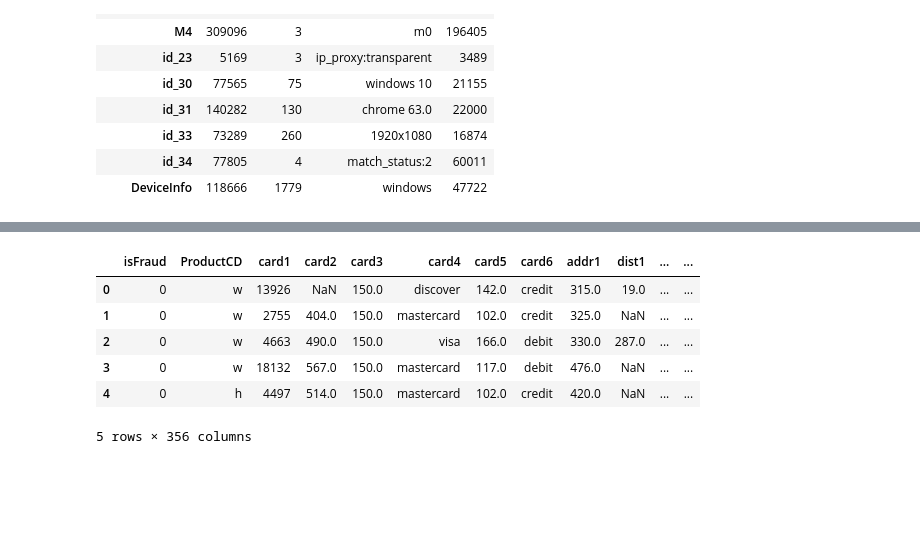
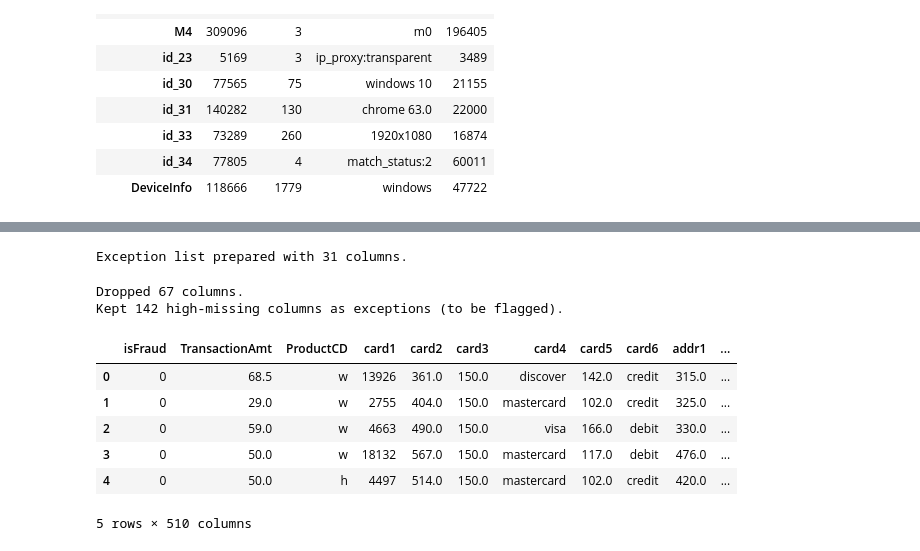
Before and after one commit to baykalfurkan/credit_card_fraud_detection, a Jupyter notebook: notebooks/02_preprocessing_and_feature_engineering.ipynb, the cells around one changed output, grey strips where cells are left out. Saved outputs shown, nothing was run; the diff lists cells and outputs as text; code cells hidden in the pictures; blank space fills up the shorter version.

```diff
--- a/notebooks/02_preprocessing_and_feature_engineering.ipynb
+++ b/notebooks/02_preprocessing_and_feature_engineering.ipynb
@@ -43,7 +43,7 @@ numeric_cols = dt.select_dtypes(include=['int64', 'float64']).columns
 
 #Find potential categorical columns based on unique value count
 potential_categorical = []
-threshold = 100
+threshold = 10
 
 for col in numeric_cols:
     unique_count = dt[col].nunique()
@@ -75,0 +64,3 @@ dt1 = dt.drop(columns=list(high_null_cols) + ['TransactionAmt'])
+# %%
+dt['TransactionAmt_Log'] = np.log1p(dt['TransactionAmt'])
+dt.drop('TransactionAmt', axis=1, inplace=True)
@@ -75,0 +98,16 @@ dt1 = dt.drop(columns=list(high_null_cols) + ['TransactionAmt'])
+# %%
+# Define exception columns to keep even if they exceed 70% missing ratio
+d_cols_to_keep = ['D7', 'D12', 'D13', 'D14', 'D6', 'D8', 'D9']
+id_nums = ['04', '03', '10', '09', '13', '16', '06', '05', '20', '19',
+           '17', '31', '15', '28', '29', '35', '37', '36', '38', '11', '02', '01', '12']
+id_cols_to_keep = [f"id_{num}" for num in id_nums]
+
+# Add M6 to the explicit exception list
+m_cols_to_keep = ['M6']
+
+# Merged exception set
+exception_list = set(d_cols_to_keep + id_cols_to_keep + m_cols_to_keep)
+
+print(f"Exception list prepared with {len(exception_list)} columns.")
+# %% [output]
+Exception list prepared with 31 columns.
@@ -75,0 +156,41 @@ dt1 = dt.drop(columns=list(high_null_cols) + ['TransactionAmt'])
+# %%
+# Constants
+MISSING_THRESHOLD = 70.0
+FRAUD_DIFF_THRESHOLD = 5.0
+TARGET = 'isFraud'
+
+# Calculate missing ratios
+missing_ratios = (dt.isna().sum() / len(dt)) * 100
+high_missing_cols = missing_ratios[missing_ratios > MISSING_THRESHOLD].index
+
+cols_to_drop = ['TransactionID']
+cols_to_flag = []
+
+for col in high_missing_cols:
+    if col == TARGET:
+        continue
+
+    # Condition 1: Check exceptions (D columns, IDs, and M6)
+    if col in exception_list:
+        cols_to_flag.append(col)
+
+    # Condition 2: Check V columns for fraud difference
+    elif str(col).startswith('V'):
+        diff = get_fraud_diff(dt, col, target=TARGET)
+        if diff >= FRAUD_DIFF_THRESHOLD:
+            cols_to_flag.append(col)
+        else:
+            cols_to_drop.append(col)
+
+    # Condition 3: Others above threshold are dropped
+    else:
+        cols_to_drop.append(col)
+
+# Execute dropping
+dt.drop(columns=cols_to_drop, inplace=True, errors='ignore')
+
+print(f"Dropped {len(cols_to_drop)} columns.")
+print(f"Kept {len(cols_to_flag)} high-missing columns as exceptions (to be flagged).")
+# %% [output]
+Dropped 67 columns.
+Kept 142 high-missing columns as exceptions (to be flagged).
@@ -76,13 +257,13 @@ dt1 = dt.drop(columns=list(high_null_cols) + ['TransactionAmt'])
 # %%
-dt1.head(5)
+dt.head(5)
 # %% [output]
-|  | isFraud | ProductCD | card1 | card2 | card3 | card4 | card5 | card6 | addr1 | dist1 | ... | ... |
-| 0 | 0 | w | 13926 | NaN | 150.0 | discover | 142.0 | credit | 315.0 | 19.0 | ... | ... |
-| 1 | 0 | w | 2755 | 404.0 | 150.0 | mastercard | 102.0 | credit | 325.0 | NaN | ... | ... |
-| 2 | 0 | w | 4663 | 490.0 | 150.0 | visa | 166.0 | debit | 330.0 | 287.0 | ... | ... |
-| 3 | 0 | w | 18132 | 567.0 | 150.0 | mastercard | 117.0 | debit | 476.0 | NaN | ... | ... |
-| 4 | 0 | h | 4497 | 514.0 | 150.0 | mastercard | 102.0 | credit | 420.0 | NaN | ... | ... |
+|  | isFraud | TransactionAmt | ProductCD | card1 | card2 | card3 | card4 | card5 | card6 | addr1 | ... |
+| 0 | 0 | 68.5 | w | 13926 | 361.0 | 150.0 | discover | 142.0 | credit | 315.0 | ... |
+| 1 | 0 | 29.0 | w | 2755 | 404.0 | 150.0 | mastercard | 102.0 | credit | 325.0 | ... |
+| 2 | 0 | 59.0 | w | 4663 | 490.0 | 150.0 | visa | 166.0 | debit | 330.0 | ... |
+| 3 | 0 | 50.0 | w | 18132 | 567.0 | 150.0 | mastercard | 117.0 | debit | 476.0 | ... |
+| 4 | 0 | 50.0 | h | 4497 | 514.0 | 150.0 | mastercard | 102.0 | credit | 420.0 | ... |
-5 rows × 356 columns
+5 rows × 510 columns
 # %%
 # --- MISSING VALUE ANALYSIS ---
 print("--- MISSING VALUE ANALYSIS ---")
```
Also changed, not shown: parts of 12 cells of this notebook.
